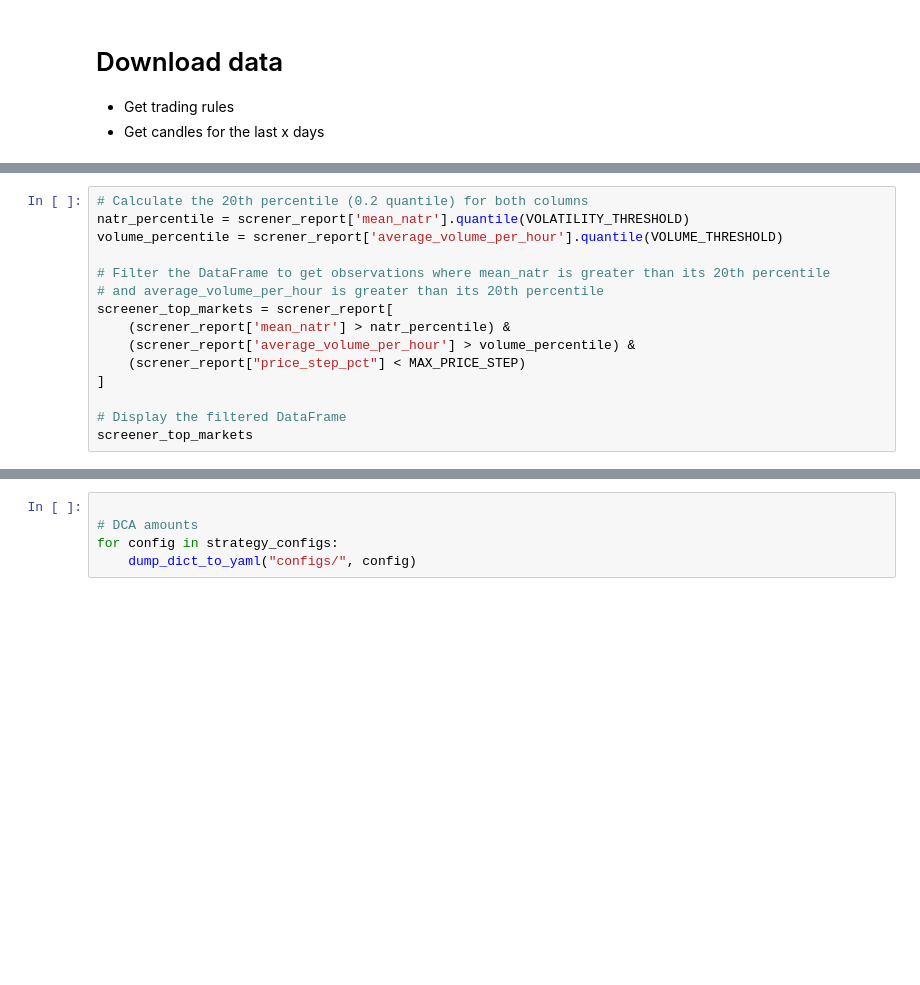
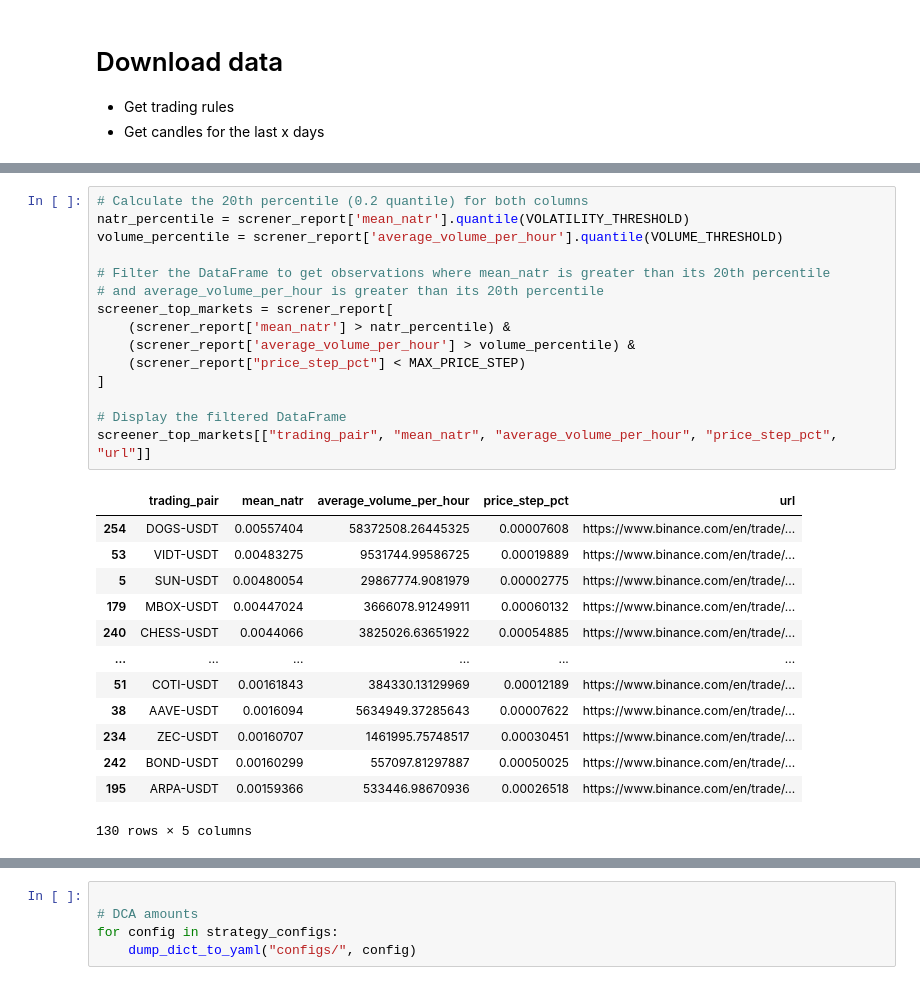
Before and after one commit to hummingbot/quants-lab, a Jupyter notebook: research_notebooks/xtreet_bb/1_market_analyzer.ipynb, the cells around one changed output, grey strips where cells are left out. Drawn from its saved outputs; the diff is of its cells as text; blank space fills up the shorter version.

```diff
--- a/research_notebooks/xtreet_bb/1_market_analyzer.ipynb
+++ b/research_notebooks/xtreet_bb/1_market_analyzer.ipynb
@@ -96,18 +226,32 @@ screner_report
 # %%
 # Calculate the 20th percentile (0.2 quantile) for both columns
 natr_percentile = screner_report['mean_natr'].quantile(VOLATILITY_THRESHOLD)
 volume_percentile = screner_report['average_volume_per_hour'].quantile(VOLUME_THRESHOLD)
 
 # Filter the DataFrame to get observations where mean_natr is greater than its 20th percentile
 # and average_volume_per_hour is greater than its 20th percentile
 screener_top_markets = screner_report[
     (screner_report['mean_natr'] > natr_percentile) &
     (screner_report['average_volume_per_hour'] > volume_percentile) &
     (screner_report["price_step_pct"] < MAX_PRICE_STEP)
 ]
 
 # Display the filtered DataFrame
-screener_top_markets
+screener_top_markets[["trading_pair", "mean_natr", "average_volume_per_hour", "price_step_pct", "url"]]
+# %% [output]
+|  | trading_pair | mean_natr | average_volume_per_hour | price_step_pct | url |
+| 254 | DOGS-USDT | 0.00557404 | 58372508.26445325 | 0.00007608 | https://www.binance.com/en/trade/... |
+| 53 | VIDT-USDT | 0.00483275 | 9531744.99586725 | 0.00019889 | https://www.binance.com/en/trade/... |
+| 5 | SUN-USDT | 0.00480054 | 29867774.9081979 | 0.00002775 | https://www.binance.com/en/trade/... |
+| 179 | MBOX-USDT | 0.00447024 | 3666078.91249911 | 0.00060132 | https://www.binance.com/en/trade/... |
+| 240 | CHESS-USDT | 0.0044066 | 3825026.63651922 | 0.00054885 | https://www.binance.com/en/trade/... |
+| ... | ... | ... | ... | ... | ... |
+| 51 | COTI-USDT | 0.00161843 | 384330.13129969 | 0.00012189 | https://www.binance.com/en/trade/... |
+| 38 | AAVE-USDT | 0.0016094 | 5634949.37285643 | 0.00007622 | https://www.binance.com/en/trade/... |
+| 234 | ZEC-USDT | 0.00160707 | 1461995.75748517 | 0.00030451 | https://www.binance.com/en/trade/... |
+| 242 | BOND-USDT | 0.00160299 | 557097.81297887 | 0.00050025 | https://www.binance.com/en/trade/... |
+| 195 | ARPA-USDT | 0.00159366 | 533446.98670936 | 0.00026518 | https://www.binance.com/en/trade/... |
+130 rows × 5 columns
 # %%
 strategy_configs = generate_config(
     connector_name=CONNECTOR_NAME,
```
Also changed, not shown: parts of 7 cells of this notebook, 3 other files.
